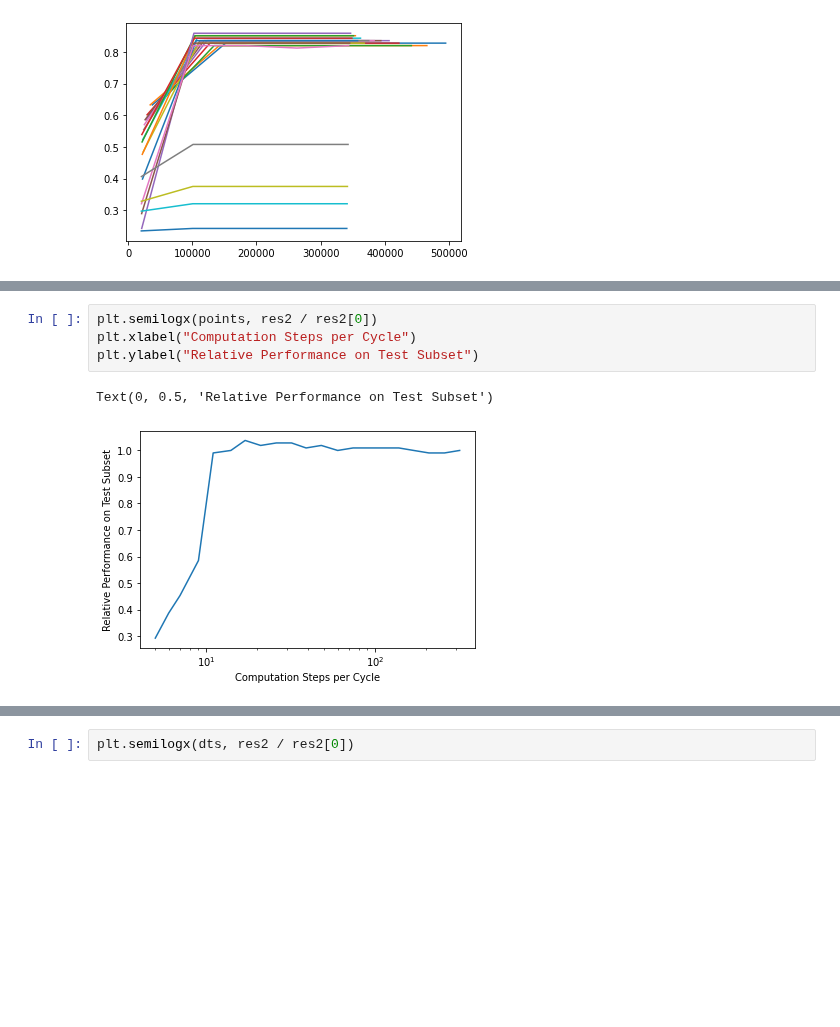
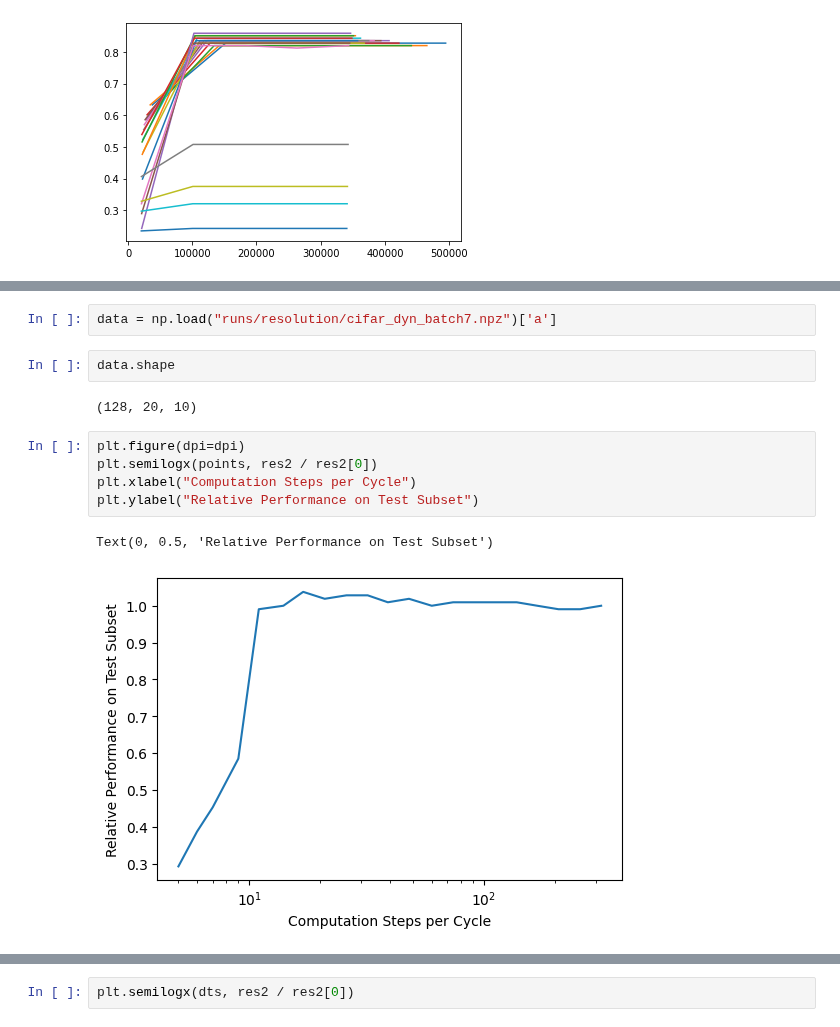
Before and after one commit to wilkieolin/phasor_networks, a Jupyter notebook: phasor model fashion.ipynb, the cells around one changed output, grey strips where cells are left out. Cells and saved outputs as stored; diff of their text form; blank space fills up the shorter version.

```diff
--- a/phasor model fashion.ipynb
+++ b/phasor model fashion.ipynb
@@ -427,7 +471,14 @@ plt.plot(ops2.transpose(), accs.transpose())
+# %%
+data = np.load("runs/resolution/cifar_dyn_batch7.npz")['a']
+# %%
+data.shape
+# %% [output]
+(128, 20, 10)
 # %%
+plt.figure(dpi=dpi)
 plt.semilogx(points, res2 / res2[0])
 plt.xlabel("Computation Steps per Cycle")
 plt.ylabel("Relative Performance on Test Subset")
 # %% [output]
 Text(0, 0.5, 'Relative Performance on Test Subset')
-[figure, old version]
+[figure, new version]
```
Also changed, not shown: parts of 17 cells of this notebook, 7 other files.
